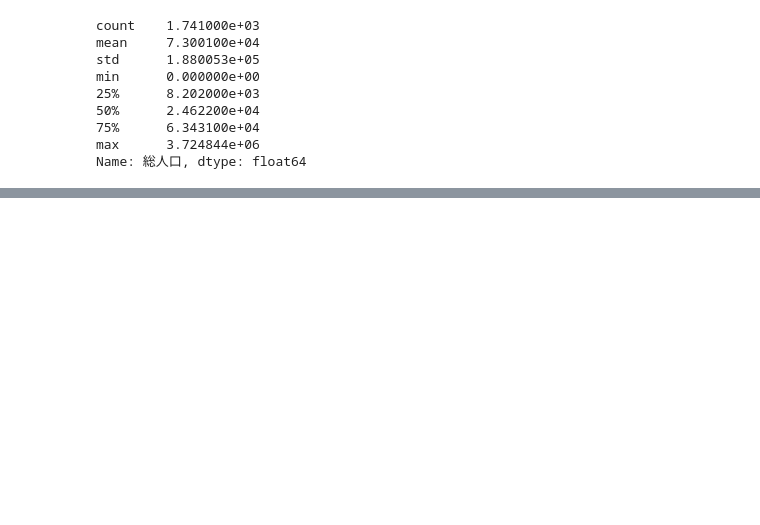
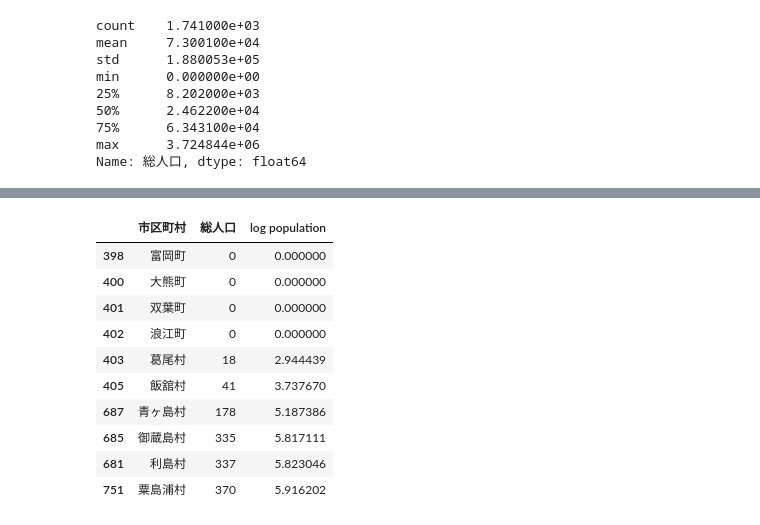
Before and after one commit to UTDataMining/2022A, a Jupyter notebook: lab2/lab2.ipynb, the cells around one changed output, grey strips where cells are left out. Drawn from its saved outputs; the diff is of its cells as text; code cells hidden in the pictures; blank space fills up the shorter version.

```diff
--- a/lab2/lab2.ipynb
+++ b/lab2/lab2.ipynb
@@ -97,0 +115,14 @@ Name: 総人口, dtype: float64
+# %%
+df[['市区町村','総人口','log population']].sort_values('log population').head(10)
+# %% [output]
+|  | 市区町村 | 総人口 | log population |
+| 398 | 富岡町 | 0 | 0.000000 |
+| 400 | 大熊町 | 0 | 0.000000 |
+| 401 | 双葉町 | 0 | 0.000000 |
+| 402 | 浪江町 | 0 | 0.000000 |
+| 403 | 葛尾村 | 18 | 2.944439 |
+| 405 | 飯舘村 | 41 | 3.737670 |
+| 687 | 青ヶ島村 | 178 | 5.187386 |
+| 685 | 御蔵島村 | 335 | 5.817111 |
+| 681 | 利島村 | 337 | 5.823046 |
+| 751 | 粟島浦村 | 370 | 5.916202 |
```
Also changed, not shown: parts of 7 cells of this notebook.
